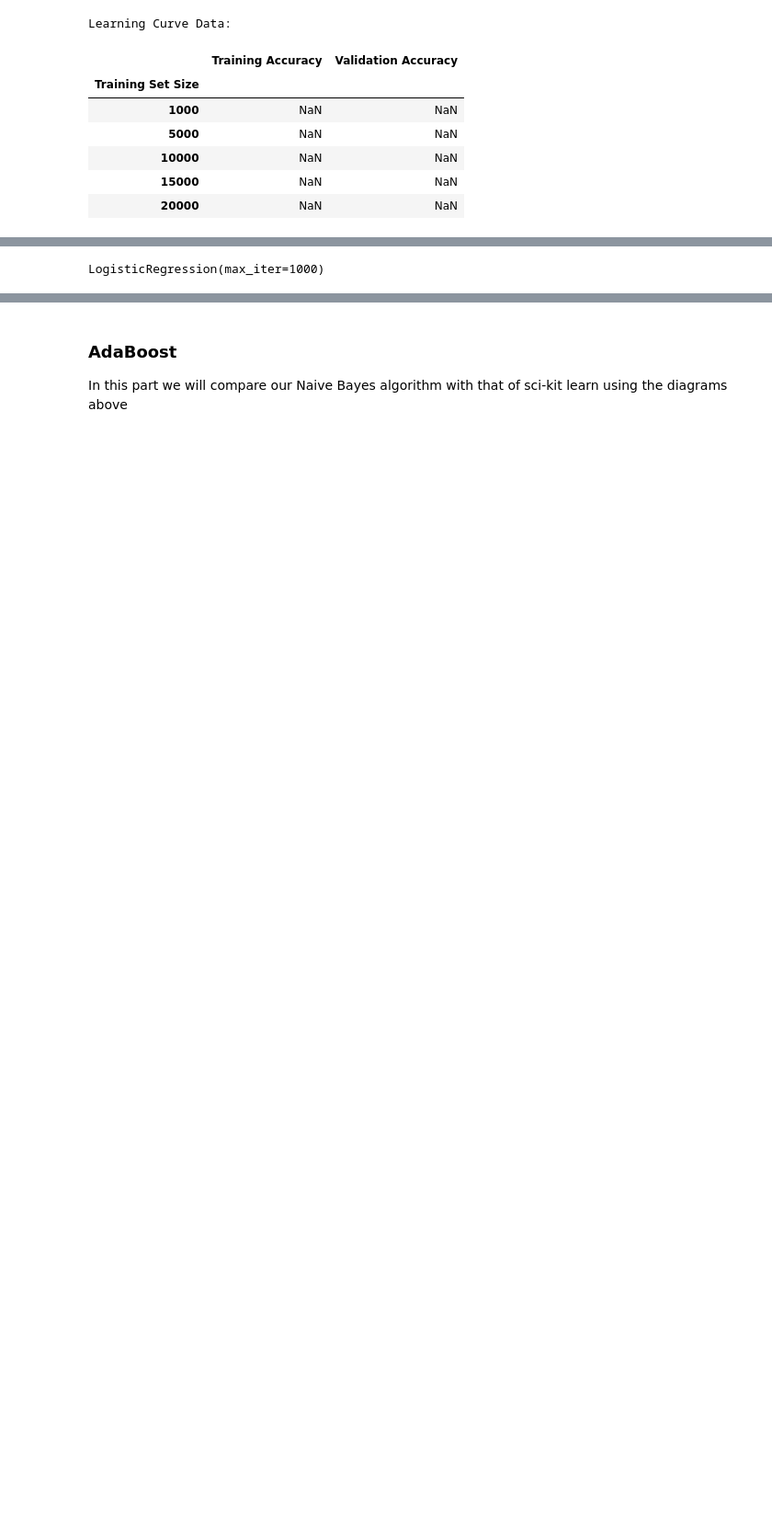
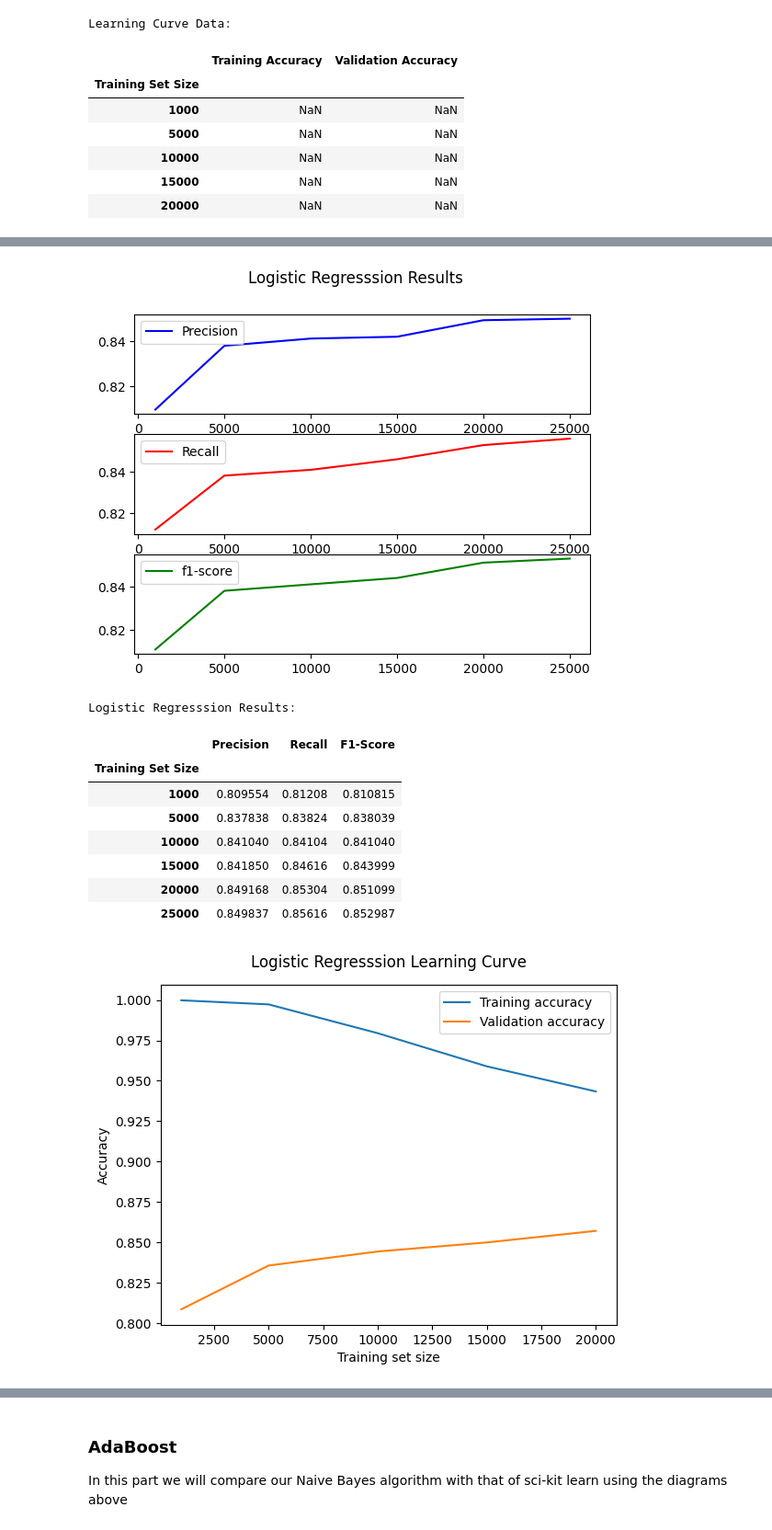
Before and after one commit to vleft02/IMDB-Review-Classification, a Jupyter notebook: ML.ipynb, the cells around one changed output, grey strips where cells are left out. Shown at 92% size. Drawn from its saved outputs; the diff is of its cells as text; code cells hidden in the pictures; blank space fills up the shorter version.

```diff
--- a/ML.ipynb
+++ b/ML.ipynb
@@ -494,10 +497,7 @@ class NaiveBayes:
 ##### Results:
 # %%
 NB = NaiveBayes()
-NB.fit(x_train,y_train)
-y_predicted = NB.predict(x_test)
-
-NB.custom_classification_report(x_train=x_train,y_train=y_train,x_test=x_test, y_test=y_test, train_sizes = [1000,5000,10000,15000,20000,25000])
+custom_classification_report(estimator=NB,x_train=x_train,y_train=y_train,x_test=x_test, y_test=y_test, train_sizes = [1000,5000,10000,15000,20000,25000],name='Naive Bayes')
 # %% [output]
 [figure]
 Naive Bayes Results:
@@ -793,11 +642,23 @@ In this part we will compare our logistic regression algorithm with that of sci-
 # %%
-# First we initialize the classifiers
+#Ininitialization of the classifiers
 our_logistic_regression = LogisticRegression(epochs=100,threshold=0.6, regularization_factor=0.001)
 scikit_logistic_regression = skLogReg(max_iter=1000)
 
 
 # Fit the training data to the classifiers
 fit_eval = our_logistic_regression.fit(x_train,y_train)
 scikit_logistic_regression.fit(x_train,y_train)
+
+custom_classification_report(estimator=scikit_logistic_regression,x_train=x_train,y_train=y_train,x_test=x_test, y_test=y_test, train_sizes = [1000,5000,10000,15000,20000,25000],name='Logistic Regresssion')
 # %% [output]
+[figure, added]
-LogisticRegression(max_iter=1000)
+Logistic Regresssion Results:
+|  | Precision | Recall | F1-Score |
+| Training Set Size |  |  |  |
+| 1000 | 0.809554 | 0.81208 | 0.810815 |
+| 5000 | 0.837838 | 0.83824 | 0.838039 |
+| 10000 | 0.841040 | 0.84104 | 0.841040 |
+| 15000 | 0.841850 | 0.84616 | 0.843999 |
+| 20000 | 0.849168 | 0.85304 | 0.851099 |
+| 25000 | 0.849837 | 0.85616 | 0.852987 |
+[figure, added]
```
Also changed, not shown: parts of 32 cells of this notebook, 1 other file.
